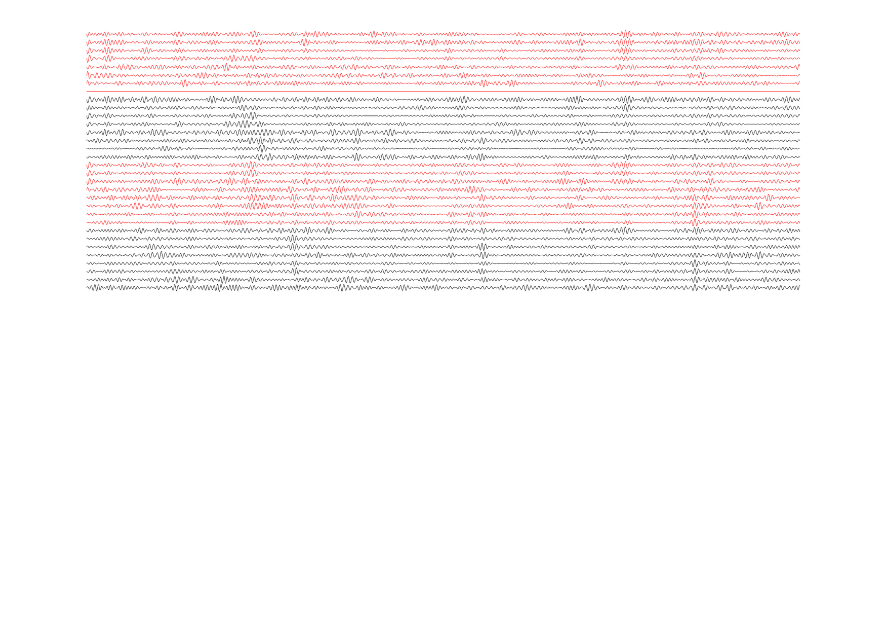
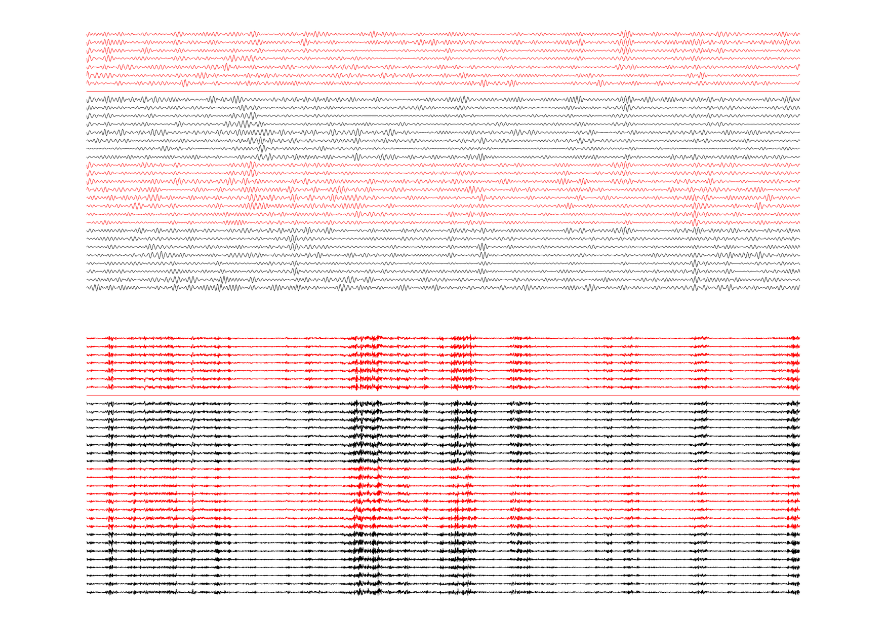
Before and after one commit to dtabuena/Workshop, a Jupyter notebook: Py_trodes/PyTrodes_Pipeline_.ipynb, the cells around one changed output. Drawn from its saved outputs; the diff is of its cells as text; code cells hidden in the pictures; blank space fills up the shorter version.

```diff
--- a/Py_trodes/PyTrodes_Pipeline_.ipynb
+++ b/Py_trodes/PyTrodes_Pipeline_.ipynb
@@ -156,0 +159,9 @@ plot_sample_wave(lfp_disk_array,downsampled_rate)
+# %%
+"""
+Hilbert Envelope
+"""
+lfp_disk_array = load_npy_to_memmap(ripfilt_npy_filename)
+lfp_disk_array = np.abs(sci.signal.hilbert(lfp_disk_array,axis=0))
+plot_sample_wave(lfp_disk_array,downsampled_rate)
+# %% [output]
+[figure, added]
```
Also changed, not shown: parts of 9 cells of this notebook.
